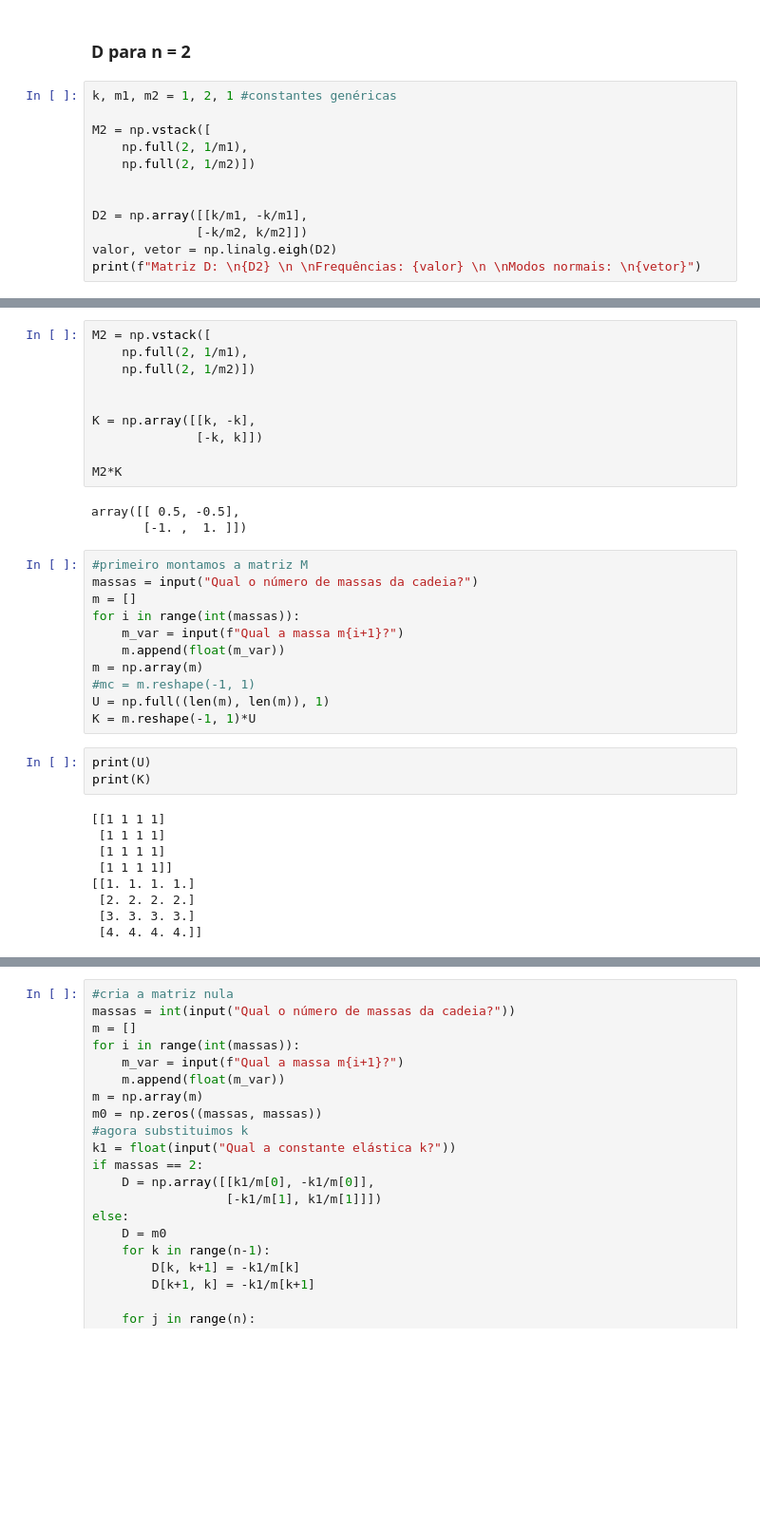
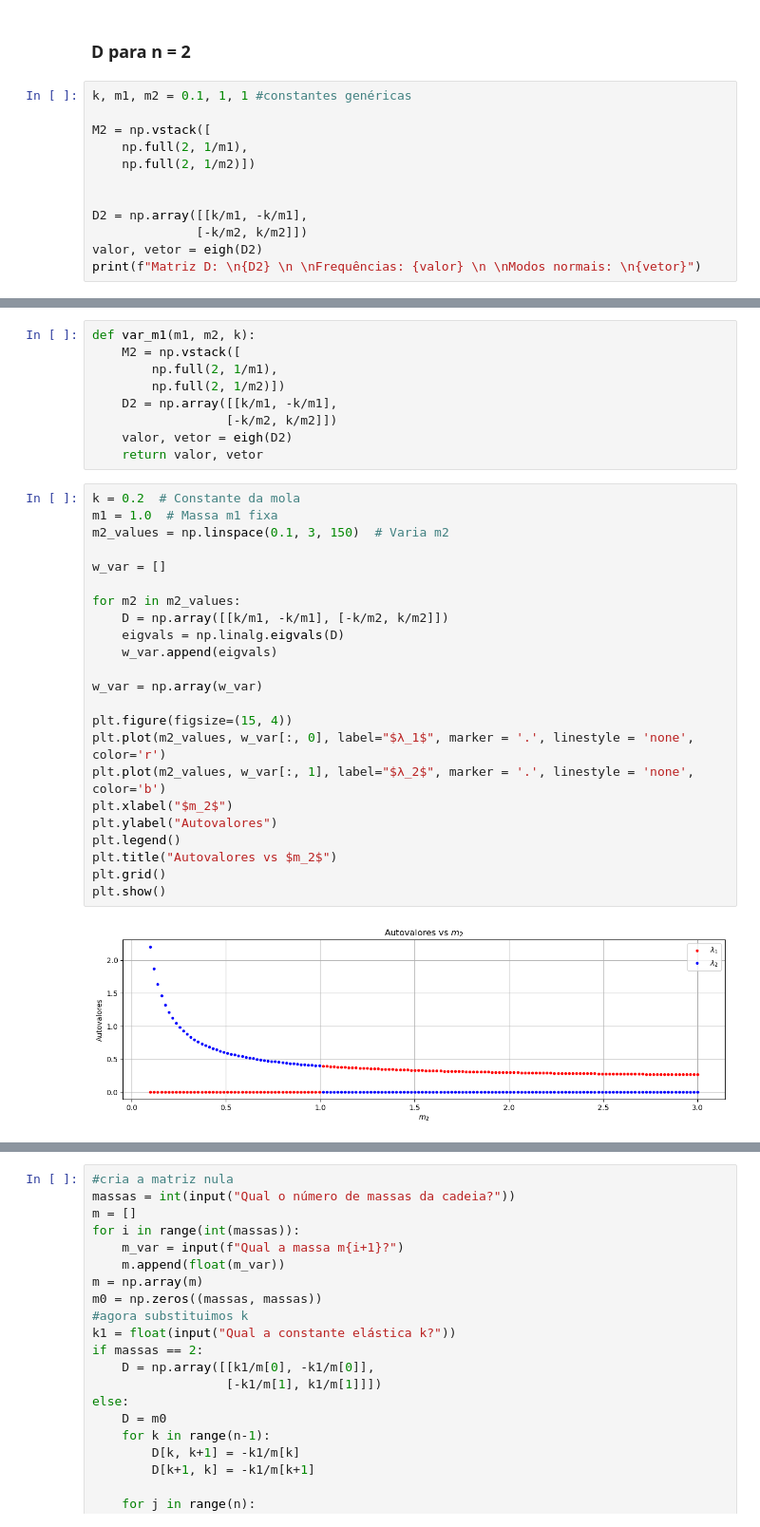
Before and after one commit to aragaoiberis/atv4, a Jupyter notebook: atv4.ipynb, the cells around one changed output, grey strips where cells are left out. Shown at 95% size. Drawn from its saved outputs; the diff is of its cells as text; blank space fills up the shorter version.

```diff
--- a/atv4.ipynb
+++ b/atv4.ipynb
@@ -53,7 +58,7 @@ $D_{j,j\pm 1} = \frac{-K_{j,j\pm 1}}{m_j}$, $\hspace{1cm}$   $D_{j, j} = \frac{K
 # %% [markdown]
 ### D para n = 2
 # %%
-k, m1, m2 = 1, 2, 1 #constantes genéricas
+k, m1, m2 = 0.1, 1, 1 #constantes genéricas
 
 M2 = np.vstack([
     np.full(2, 1/m1),
@@ -62,7 +67,7 @@ M2 = np.vstack([
 
 D2 = np.array([[k/m1, -k/m1],
               [-k/m2, k/m2]])
-valor, vetor = np.linalg.eigh(D2)
+valor, vetor = eigh(D2)
 print(f"Matriz D: \n{D2} \n \nFrequências: {valor} \n \nModos normais: \n{vetor}")
 # %% [output]
 Matriz D:
@@ -77,36 +82,34 @@ Modos normais:
 # %%
-M2 = np.vstack([
-    np.full(2, 1/m1),
-    np.full(2, 1/m2)])
-
-
-K = np.array([[k, -k],
-              [-k, k]])
-
-M2*K
+def var_m1(m1, m2, k):
+    M2 = np.vstack([
+        np.full(2, 1/m1),
+        np.full(2, 1/m2)])
+    D2 = np.array([[k/m1, -k/m1],
+                  [-k/m2, k/m2]])
+    valor, vetor = eigh(D2)
+    return valor, vetor
-# %% [output]
-array([[ 0.5, -0.5],
-       [-1. ,  1. ]])
-# %%
-#primeiro montamos a matriz M
-massas = input("Qual o número de massas da cadeia?")
-m = []
-for i in range(int(massas)):
-    m_var = input(f"Qual a massa m{i+1}?")
-    m.append(float(m_var))
-m = np.array(m)
-#mc = m.reshape(-1, 1)
-U = np.full((len(m), len(m)), 1)
-K = m.reshape(-1, 1)*U
-# %%
-print(U)
-print(K)
-# %% [output]
-[[1 1 1 1]
- [1 1 1 1]
- [1 1 1 1]
- [1 1 1 1]]
-[[1. 1. 1. 1.]
- [2. 2. 2. 2.]
- [3. 3. 3. 3.]
- [4. 4. 4. 4.]]
+# %%
+k = 0.2  # Constante da mola
+m1 = 1.0  # Massa m1 fixa
+m2_values = np.linspace(0.1, 3, 150)  # Varia m2
+
+w_var = []
+
+for m2 in m2_values:
+    D = np.array([[k/m1, -k/m1], [-k/m2, k/m2]])
+    eigvals = np.linalg.eigvals(D)
+    w_var.append(eigvals)
+
+w_var = np.array(w_var)
+
+plt.figure(figsize=(15, 4))
+plt.plot(m2_values, w_var[:, 0], label="$λ_1$", marker = '.', linestyle = 'none', color='r')
+plt.plot(m2_values, w_var[:, 1], label="$λ_2$", marker = '.', linestyle = 'none', color='b')
+plt.xlabel("$m_2$")
+plt.ylabel("Autovalores")
+plt.legend()
+plt.title("Autovalores vs $m_2$")
+plt.grid()
+plt.show()
+# %% [output]
+[figure, added]
```
Also changed, not shown: parts of 29 cells of this notebook.
